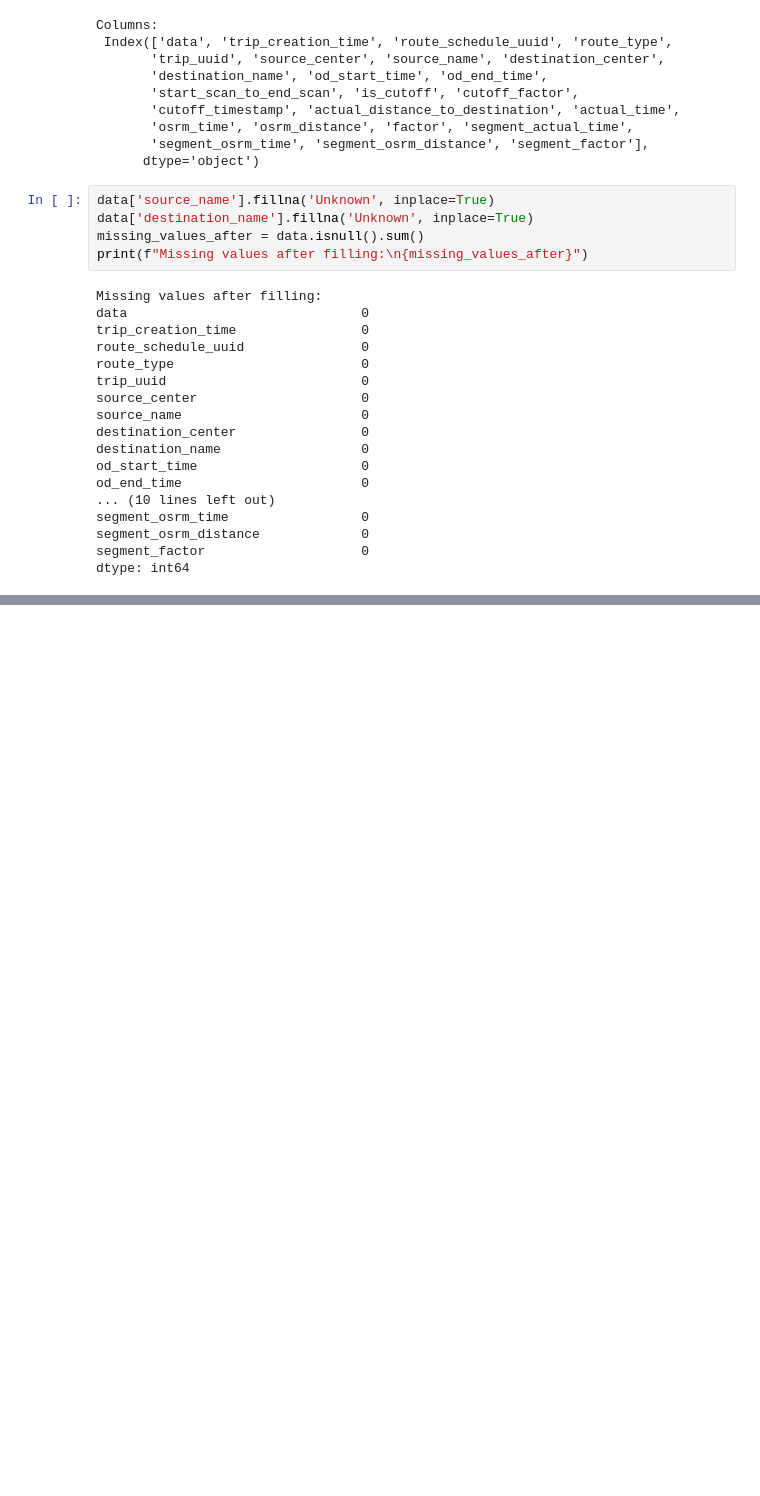
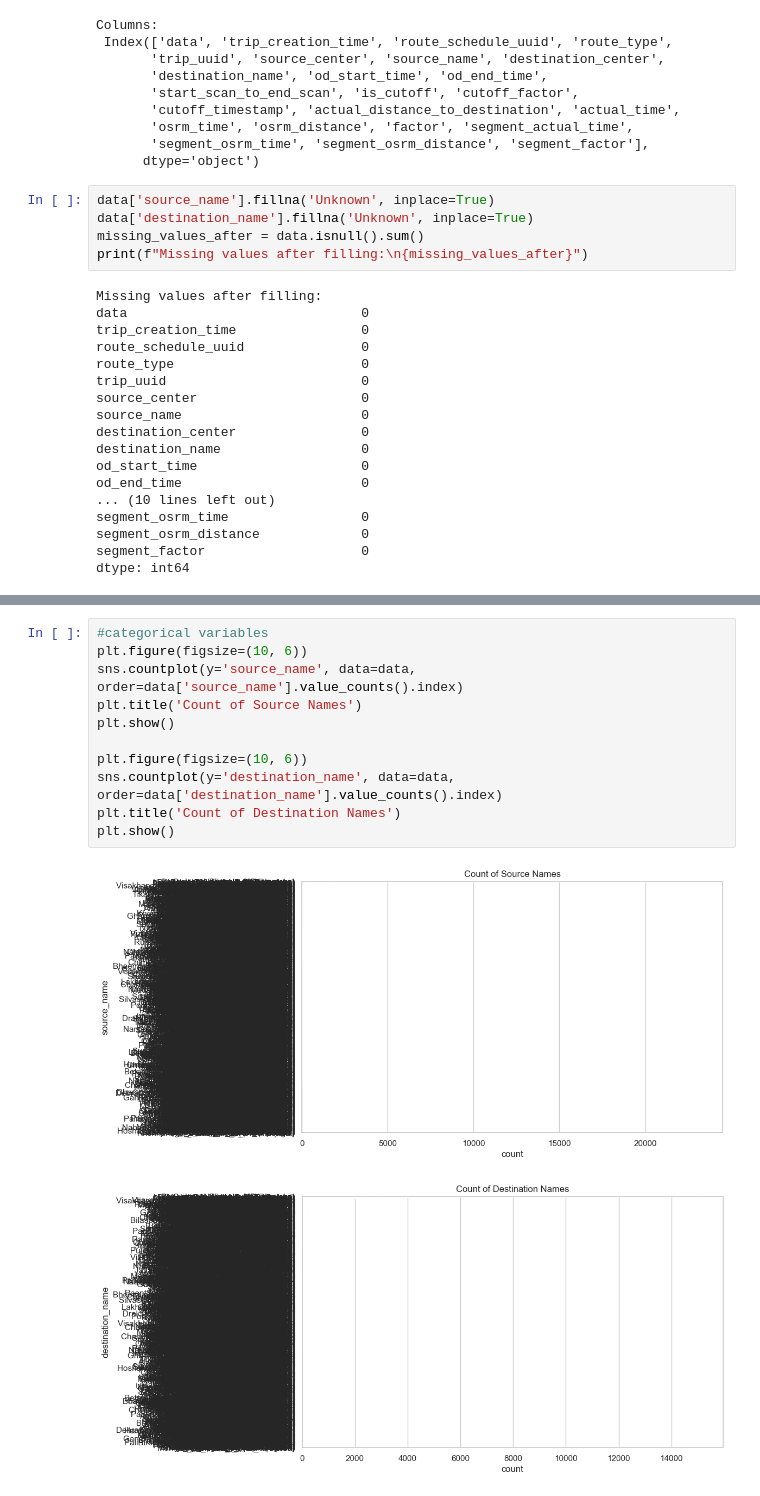
Before and after one commit to sushmaaa745/Amazon-Delivery-Data-, a Jupyter notebook: delivery.ipynb, the cells around one changed output, grey strips where cells are left out. Saved outputs shown, nothing was run; the diff lists cells and outputs as text; blank space fills up the shorter version.

```diff
--- a/delivery.ipynb
+++ b/delivery.ipynb
@@ -134,0 +158,14 @@ dtype: int64
+# %%
+#categorical variables
+plt.figure(figsize=(10, 6))
+sns.countplot(y='source_name', data=data, order=data['source_name'].value_counts().index)
+plt.title('Count of Source Names')
+plt.show()
+
+plt.figure(figsize=(10, 6))
+sns.countplot(y='destination_name', data=data, order=data['destination_name'].value_counts().index)
+plt.title('Count of Destination Names')
+plt.show()
+# %% [output]
+[figure, added]
+[figure, added]
```
Also changed, not shown: parts of 5 cells of this notebook.
